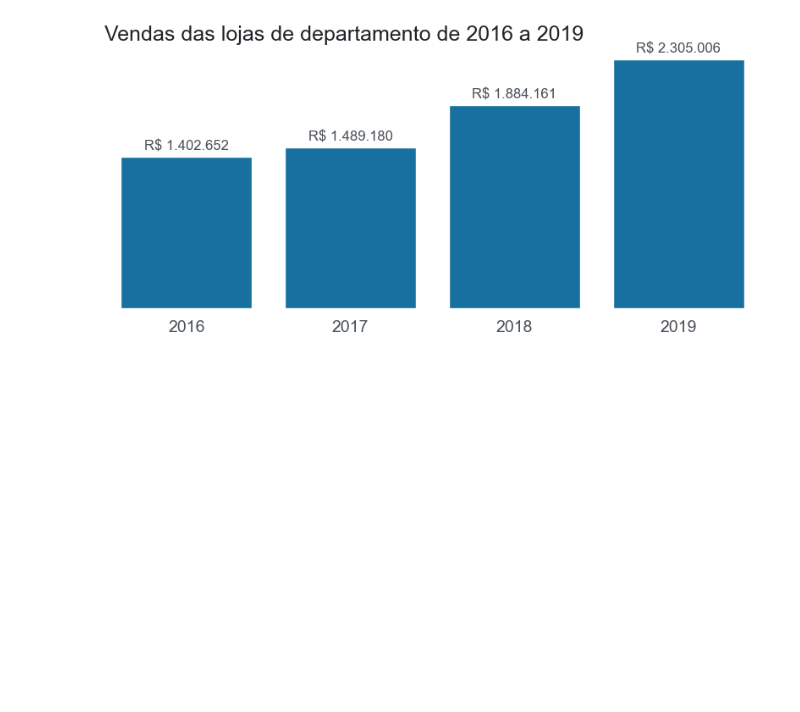
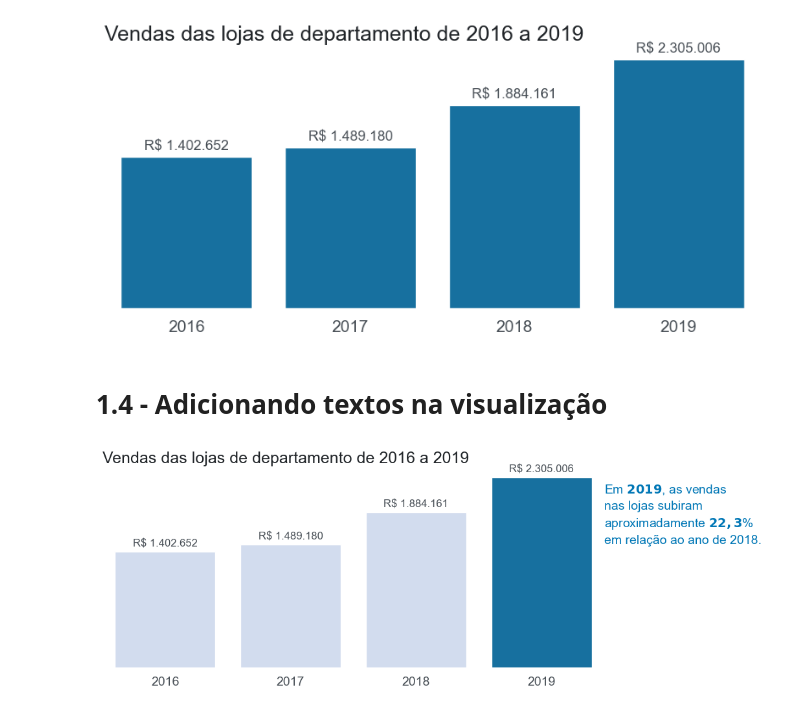
Before and after one commit to RogerCabralSilva/Data-Visualization-gr-ficos-de-compara--o-e-distribui--o, a Jupyter notebook: notebook.ipynb, the cells around one changed output. Cells and saved outputs as stored; diff of their text form; code cells hidden in the pictures; blank space fills up the shorter version.

Commit message:
Adicionando textos na visualização

```diff
--- a/notebook.ipynb
+++ b/notebook.ipynb
@@ -92,7 +92,7 @@ def grafico_vendas(cores: list=[AZUL2]):
   sns.set_theme(style="white")
 
   # Gerando o gráfico de colunas
-  ax = sns.barplot(data=df_vendas_ano, x=df_vendas_ano.index, y="vendas", palette=[AZUL2])
+  ax = sns.barplot(data=df_vendas_ano, x=df_vendas_ano.index, y="vendas", palette=cores)
 
   # personalizando o gráfico
   ax.set_title("Vendas das lojas de departamento de 2016 a 2019", loc="left", fontsize=18, color = CINZA1)
@@ -115,3 +115,29 @@ def grafico_vendas(cores: list=[AZUL2]):
 ax = grafico_vendas()
 # %% [output]
 [figure]
+# %% [markdown]
+# 1.4 - Adicionando textos na visualização
+# %%
+# Definindo as cores do gráfico
+cores = []
+for ano in df_vendas_ano.index:
+  if df_vendas_ano.loc[ano, "vendas"] == df_vendas_ano.vendas.max():
+    cores.append(AZUL2)
+  else:
+    cores.append(AZUL5)
+
+# Chamando a função do gráfico de colunas
+ax = grafico_vendas(cores)
+
+# Anotando uma conclusão no gráfico
+# Anotando uma conclusão no gráfico
+ax.text(3.5, 1.5e6,
+         'Em $\\bf{2019}$, as vendas\n'
+         'nas lojas subiram\n'
+         'aproximadamente $\\bf{22,3}$%\n'
+         'em relação ao ano de 2018.',
+         fontsize=14, linespacing=1.45, color=AZUL2)
+
+fig = ax.get_figure
+# %% [output]
+[figure, added]
```
